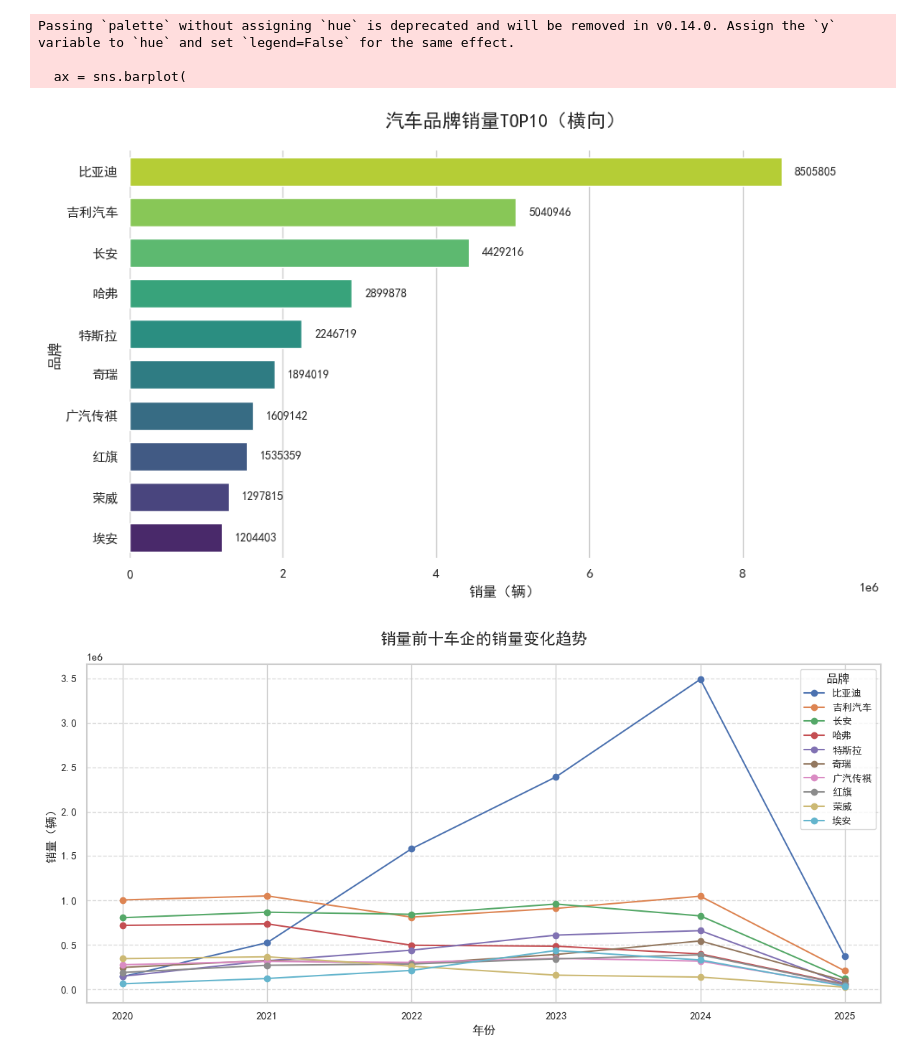
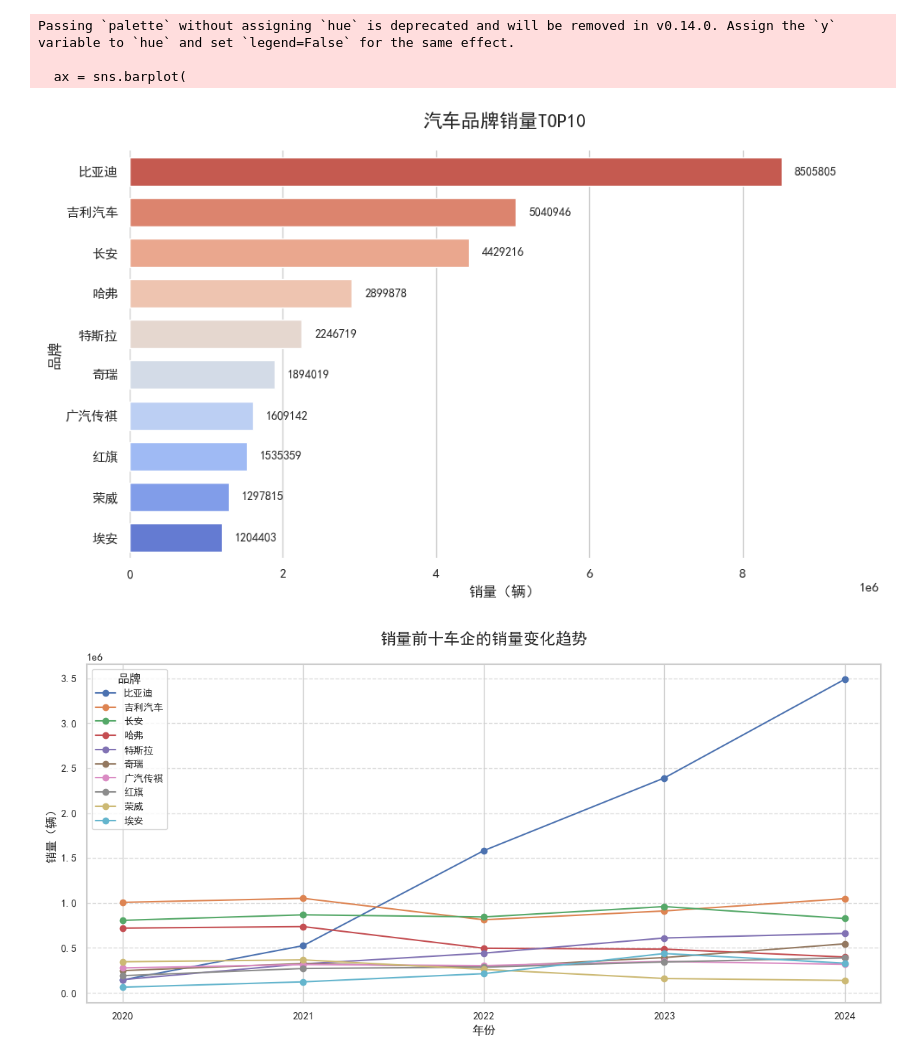
Before and after one commit to muhua2004/Supply-Chain-Investigation-and-Analysis, a Jupyter notebook: 数据可视化.ipynb, the cells around one changed output. Saved outputs shown, nothing was run; the diff lists cells and outputs as text; code cells hidden in the pictures.

```diff
--- a/数据可视化.ipynb
+++ b/数据可视化.ipynb
@@ -97,40 +80,40 @@ ax = sns.barplot(
     x='合计',
     y='品牌',
     data=top_brands,
-    palette="viridis_r",  # 横向图建议使用_r反转色板
+    palette="coolwarm_r",  # 横向图建议使用_r反转色板
     saturation=0.8,
     width=0.7,
     orient='h'            # 关键参数（参考[3]）
 )
 
 # 4. 添加数据标签（参考[7]实践）
 for p in ax.patches:
     width = p.get_width()
     ax.text(
         width + max(top_brands['合计'])*0.02,  # 动态偏移量
         p.get_y() + p.get_height()/2,
         f"{int(width)}",
         va='center',
         fontsize=10
     )
 
 # 5. 图表美化（综合[1][6]）
-plt.title('汽车品牌销量TOP10（横向）', fontsize=16, pad=20)
+plt.title('汽车品牌销量TOP10', fontsize=16, pad=20)
 plt.xlabel('销量（辆）', fontsize=12)
 plt.ylabel('品牌', fontsize=12)
 plt.xlim(0, max(top_brands['合计'])*1.15)  # 扩展X轴范围
 sns.despine(left=True, bottom=True)
 
 plt.tight_layout()
 plt.show()
 # %% [output]
 Passing `palette` without assigning `hue` is deprecated and will be removed in v0.14.0. Assign the `y` variable to `hue` and set `legend=False` for the same effect.
 
   ax = sns.barplot(
-[figure, old version]
+[figure, new version]
 # %%
 # 提取销量前十车企的年份数据
-years = ['2020', '2021', '2022', '2023', '2024', '2025']
+years = ['2020', '2021', '2022', '2023', '2024']
 top_brands.columns = top_brands.columns.astype(str)  # 将列名转换为字符串
 top_brands_time_series = top_brands[['品牌'] + years].set_index('品牌').T
 
@@ -148,4 +131,4 @@ plt.grid(axis='y', linestyle='--', alpha=0.7)
 plt.tight_layout()
 plt.show()
 # %% [output]
-[figure, old version]
+[figure, new version]
```
Also changed, not shown: parts of 6 cells of this notebook, 1 other file.
